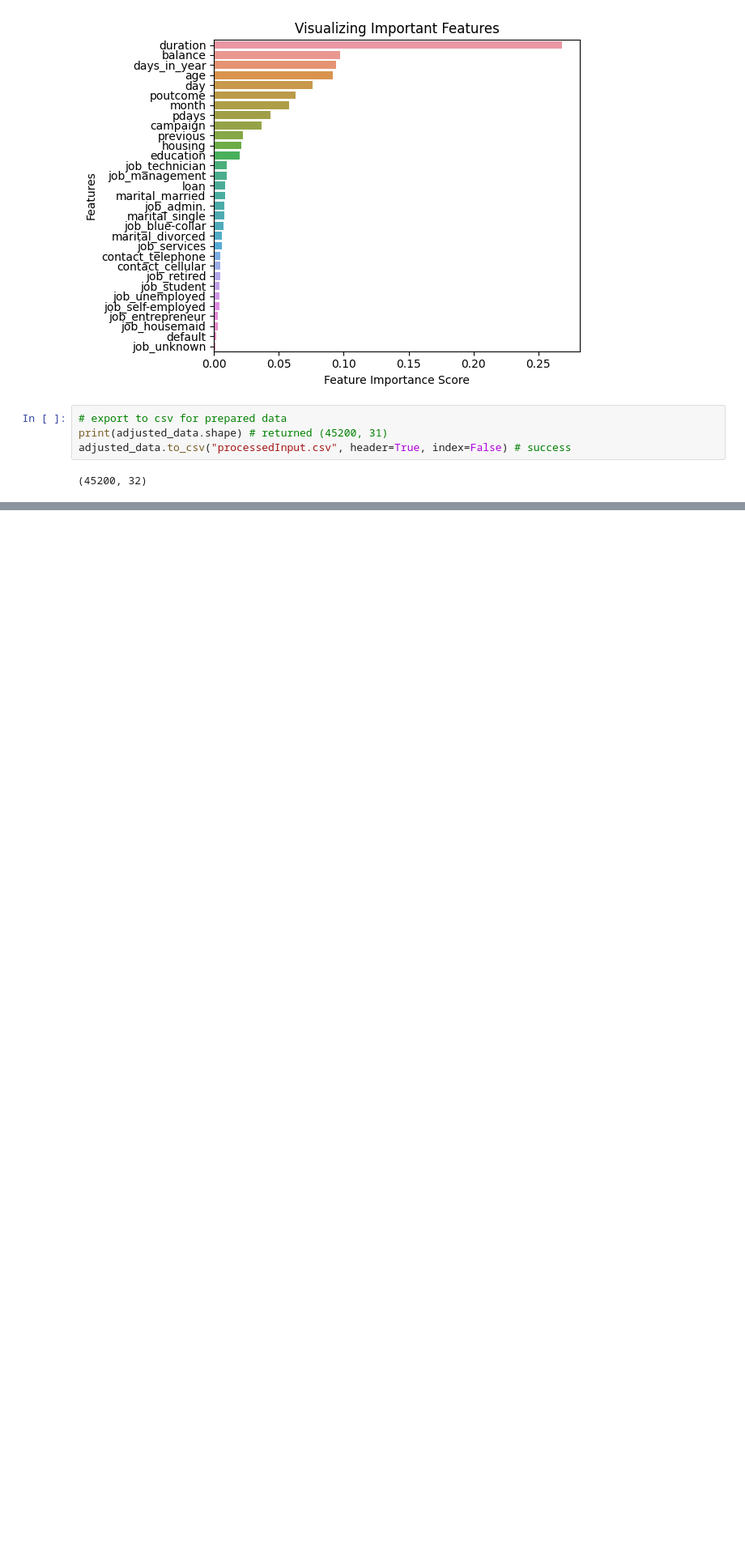
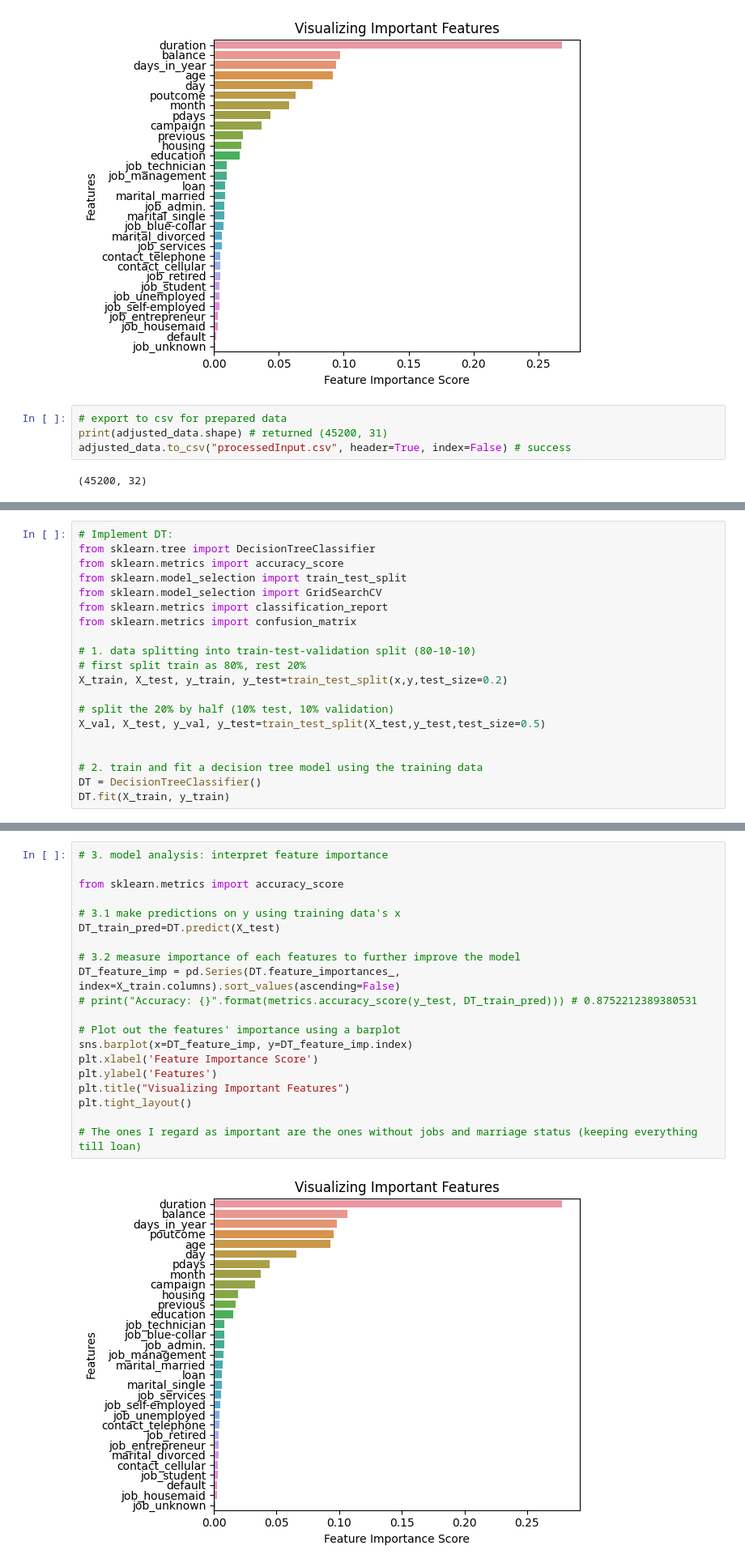
Before and after one commit to Alex-Mak-MCW/Deposit_Subcriptions_Predictions_Project, a Jupyter notebook: Codebase/codebase.ipynb, the cells around one changed output, grey strips where cells are left out. Shown at 81% size. Cells and saved outputs as stored; diff of their text form; blank space fills up the shorter version.

Commit message:
Decision Tree Implementation First Draft

```diff
--- a/Codebase/codebase.ipynb
+++ b/Codebase/codebase.ipynb
@@ -397,0 +377,20 @@ max        1.000000    395.000000
+# %%
+# Implement DT:
+from sklearn.tree import DecisionTreeClassifier
+from sklearn.metrics import accuracy_score
+from sklearn.model_selection import train_test_split
+from sklearn.model_selection import GridSearchCV
+from sklearn.metrics import classification_report
+from sklearn.metrics import confusion_matrix
+
+# 1. data splitting into train-test-validation split (80-10-10)
+# first split train as 80%, rest 20%
+X_train, X_test, y_train, y_test=train_test_split(x,y,test_size=0.2)
+
+# split the 20% by half (10% test, 10% validation)
+X_val, X_test, y_val, y_test=train_test_split(X_test,y_test,test_size=0.5)
+
+
+# 2. train and fit a decision tree model using the training data
+DT = DecisionTreeClassifier()
+DT.fit(X_train, y_train)
@@ -397,0 +399,22 @@ max        1.000000    395.000000
+# %%
+# 3. model analysis: interpret feature importance
+
+from sklearn.metrics import accuracy_score
+
+# 3.1 make predictions on y using training data's x
+DT_train_pred=DT.predict(X_test)
+
+# 3.2 measure importance of each features to further improve the model
+DT_feature_imp = pd.Series(DT.feature_importances_, index=X_train.columns).sort_values(ascending=False)
+# print("Accuracy: {}".format(metrics.accuracy_score(y_test, DT_train_pred))) # 0.8752212389380531
+
+# Plot out the features' importance using a barplot
+sns.barplot(x=DT_feature_imp, y=DT_feature_imp.index)
+plt.xlabel('Feature Importance Score')
+plt.ylabel('Features')
+plt.title("Visualizing Important Features")
+plt.tight_layout()
+
+# The ones I regard as important are the ones without jobs and marriage status (keeping everything till loan)
+# %% [output]
+[figure, added]
```
Also changed, not shown: parts of 9 cells of this notebook, 5 other files.
